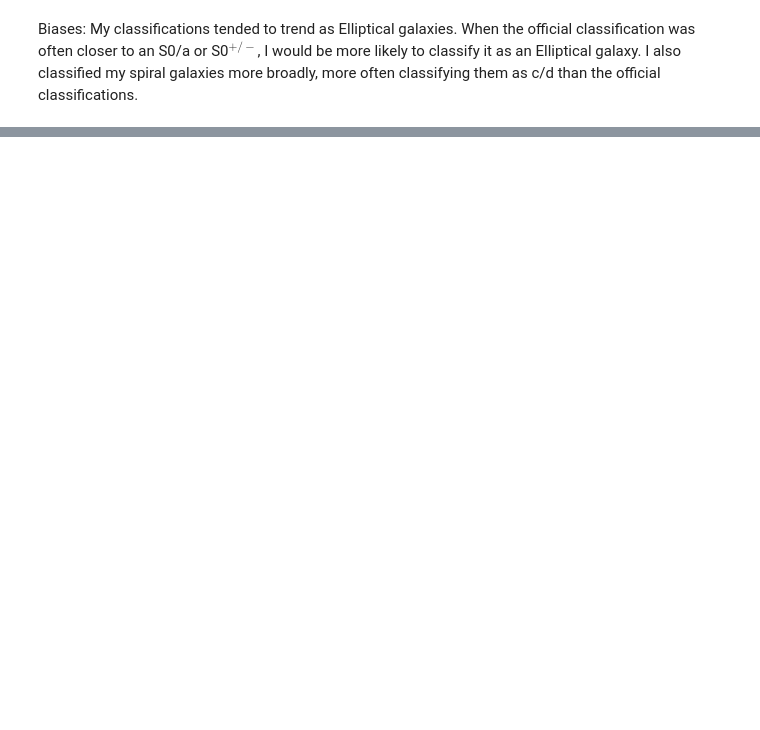
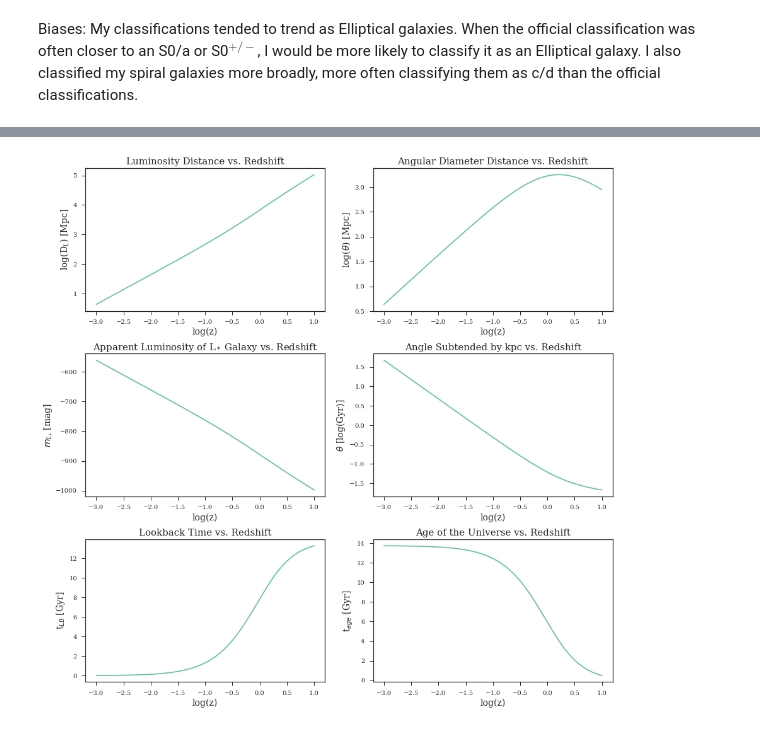
Before and after one commit to nnicolesanchez/AST512_EXOG_dalcanton, a Jupyter notebook: sanchez_problemset1.ipynb, the cells around one changed output, grey strips where cells are left out. Cells and saved outputs as stored; diff of their text form; code cells hidden in the pictures; blank space fills up the shorter version.

```diff
--- a/sanchez_problemset1.ipynb
+++ b/sanchez_problemset1.ipynb
@@ -173,0 +113,83 @@ plt.show()
+# %%
+# Part d:
+# Extragalactic Scales
+from astropy.cosmology import WMAP9 as cosmo
+z = np.logspace(-3.,1,1000)
+#print(z)
+
+fig = plt.figure(figsize=(15, 15))
+ax1 = fig.add_subplot(321)
+ax2 = fig.add_subplot(322)
+ax3 = fig.add_subplot(323)
+ax4 = fig.add_subplot(324)
+ax5 = fig.add_subplot(325)
+ax6 = fig.add_subplot(326)
+
+plt.subplots_adjust(hspace = 0.3)
+
+# Plot Luminosity Distance
+L_dist = cosmo.luminosity_distance(z)
+#print(L_dist)
+
+ax1.plot(np.log10(z),np.log10(L_dist.value))
+ax1.set_title('Luminosity Distance vs. Redshift',size=15)
+ax1.set_ylabel(r'log(D$_L$) [Mpc]',size=14)
+ax1.set_xlabel('log(z)',size=14)
+
+# Plot Angular Diameter Distance
+Ang_diam_dist = cosmo.angular_diameter_distance(z)
+#print(Ang_diam_dist)
+
+ax2.plot(np.log10(z),np.log10(Ang_diam_dist.value))
+ax2.set_title('Angular Diameter Distance vs. Redshift',size=15)
+ax2.set_ylabel(r'log($\theta$) [Mpc]',size=14)
+ax2.set_xlabel('log(z)',size=14)
+
+# Plot Apparent Magnitude of L_star Galaxy
+# Ignore k-corrections
+MWmag    = -20.9
+dist_mod = cosmo.distmod(z)
+M_app    = MWmag * dist_mod.value + dist_mod.value
+
+ax3.plot(np.log10(z),M_app)
+ax3.set_title('Apparent Luminosity of L$_*$ Galaxy vs. Redshift',size=15)
+ax3.set_ylabel(r'$m_{L_{*}}$ [mag]',size=14)
+#ax3.ticklabel_format(axis='x', style='plain')
+ax3.set_xlabel('log(z)',size=14)
+
+# Plot angle (in arcsecs) subtended by 1 kpc
+#def ang_subtended_by_1kpc(z):
+#    c_H0 = 3000 # c/H0 [Mpc/h]
+#    d    = 10.**-3   # kpc
+#    theta = d*(1+z)/(2*c_H0*(1-(1+z)**-0.5))
+#    return theta
+
+ang_kpc = cosmo.arcsec_per_kpc_comoving(z)
+#print(ang_kpc)
+
+ax4.plot(np.log10(z),np.log10(ang_kpc.value))
+ax4.set_title('Angle Subtended by kpc vs. Redshift',size=15)
+ax4.set_ylabel(r'$\theta$ [log(Gyr)]',size=14)
+ax4.set_xlabel('log(z)',size=14)
+
+# Plot Lookback Time
+t_LB = cosmo.lookback_time(z)
+#print(LB_dist)
+
+ax5.plot(np.log10(z),t_LB.value)
+ax5.set_title('Lookback Time vs. Redshift',size=15)
+ax5.set_ylabel(r't$_{LB}$ [Gyr]',size=14)
+ax5.set_xlabel('log(z)',size=14)
+
+# Plot Age of the Universe
+t_universe = cosmo.age(z)
+#print(t_universe)
+
+ax6.plot(np.log10(z),t_universe.value)
+ax6.set_title('Age of the Universe vs. Redshift',size=15)
+ax6.set_ylabel(r't$_{age}$ [Gyr]',size=14)
+ax6.set_xlabel('log(z)',size=14)
+
+plt.show()
+# %% [output]
+[figure, added]
```
Also changed, not shown: parts of 11 cells of this notebook.
